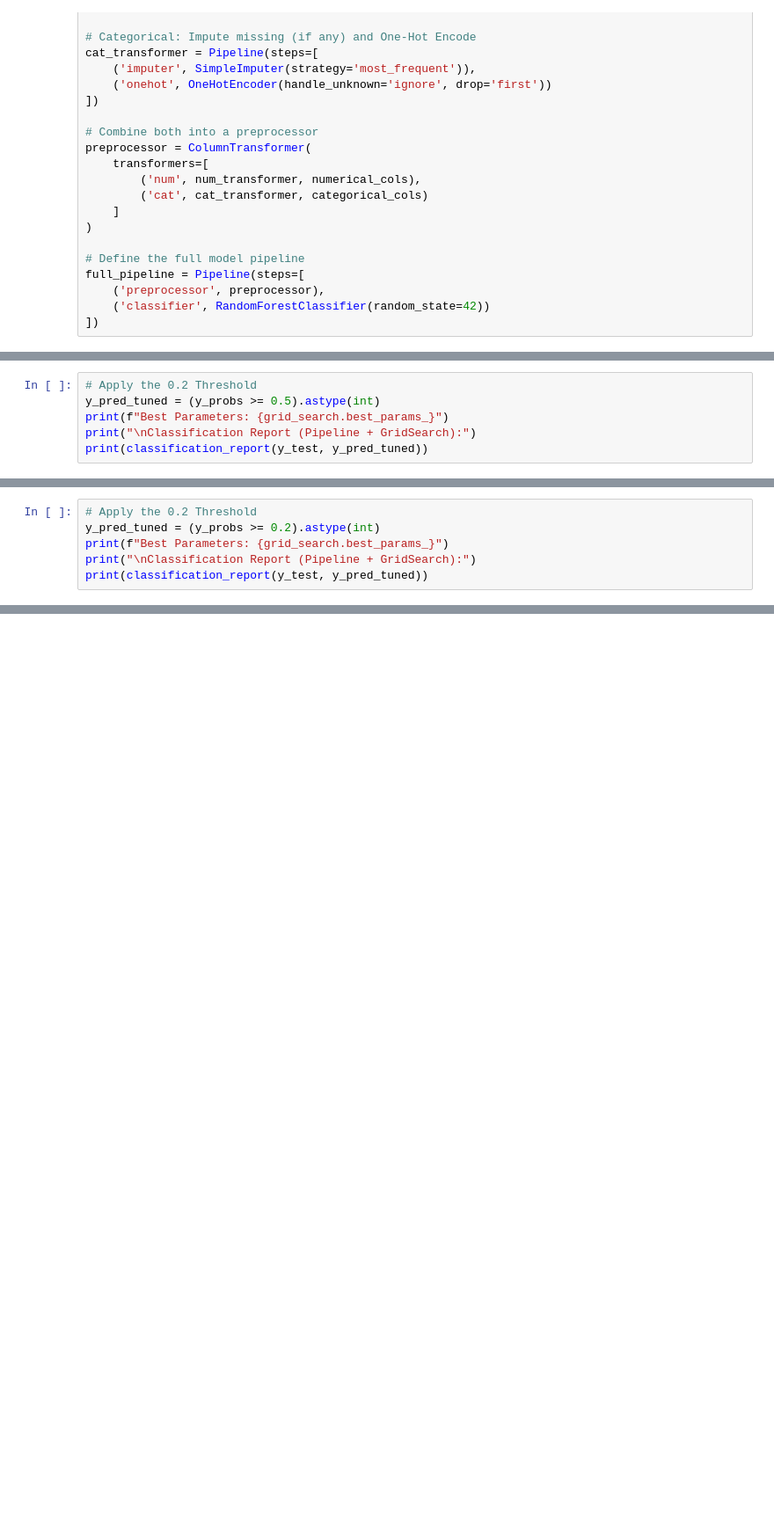
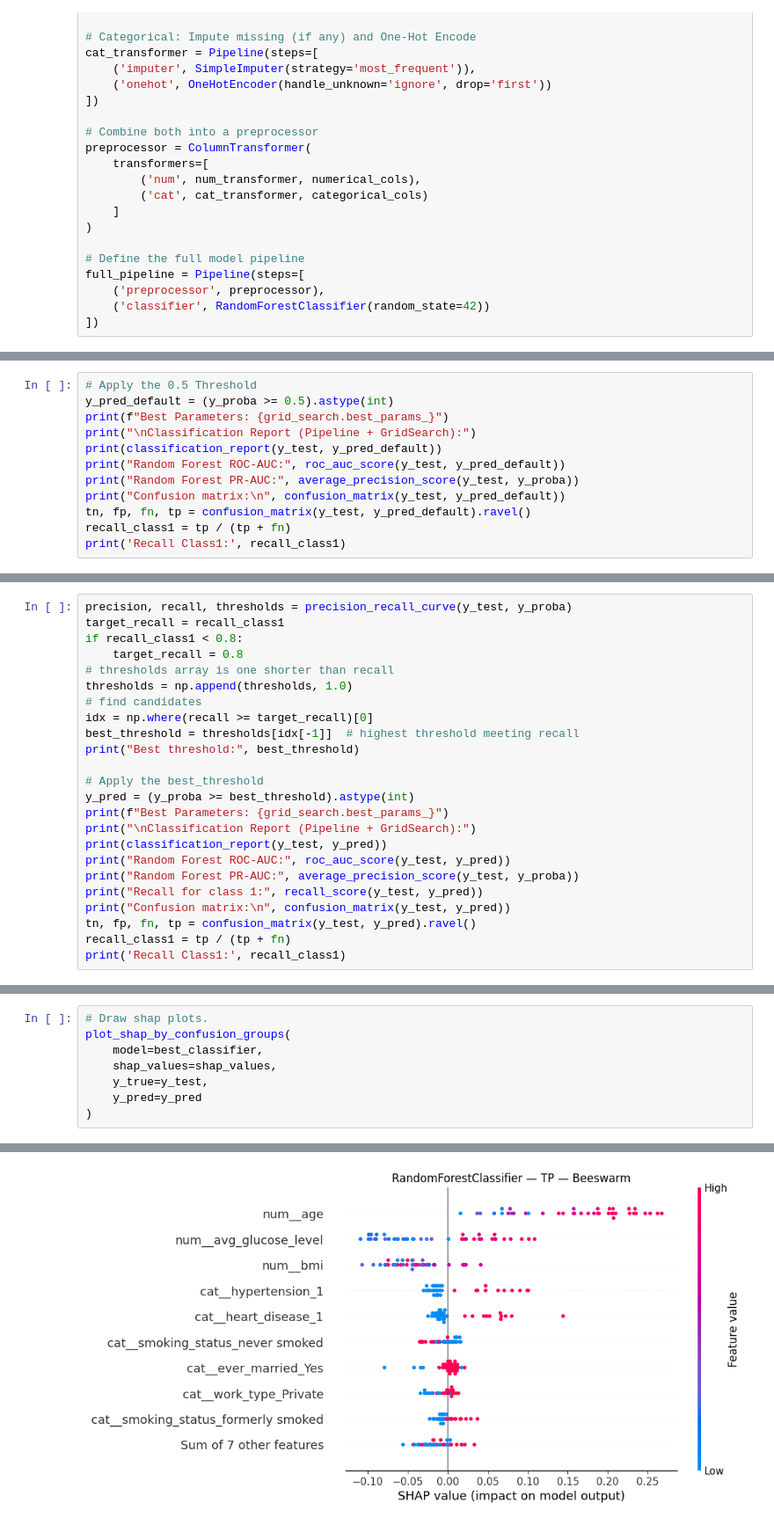
Before and after one commit to adnt01/stroke_factors_analysis, a Jupyter notebook: notebooks/random_forest_classification.ipynb, the cells around one changed output, grey strips where cells are left out. Shown at 88% size. Saved outputs shown, nothing was run; the diff lists cells and outputs as text; blank space fills up the shorter version.

```diff
--- a/notebooks/random_forest_classification.ipynb
+++ b/notebooks/random_forest_classification.ipynb
@@ -155,7 +148,13 @@ Pipeline(steps=[('preprocessor',
 # %%
-# Apply the 0.2 Threshold
-y_pred_tuned = (y_probs >= 0.5).astype(int)
+# Apply the 0.5 Threshold
+y_pred_default = (y_proba >= 0.5).astype(int)
 print(f"Best Parameters: {grid_search.best_params_}")
 print("\nClassification Report (Pipeline + GridSearch):")
-print(classification_report(y_test, y_pred_tuned))
+print(classification_report(y_test, y_pred_default))
+print("Random Forest ROC-AUC:", roc_auc_score(y_test, y_pred_default))
+print("Random Forest PR-AUC:", average_precision_score(y_test, y_proba))
+print("Confusion matrix:\n", confusion_matrix(y_test, y_pred_default))
+tn, fp, fn, tp = confusion_matrix(y_test, y_pred_default).ravel()
+recall_class1 = tp / (tp + fn)
+print('Recall Class1:', recall_class1)
 # %% [output]
@@ -178,7 +184,25 @@ Recall, also known as sensitivity, focuses on finding all the true positives. In
 # %%
-# Apply the 0.2 Threshold
-y_pred_tuned = (y_probs >= 0.2).astype(int)
+precision, recall, thresholds = precision_recall_curve(y_test, y_proba)
+target_recall = recall_class1
+if recall_class1 < 0.8:
+    target_recall = 0.8
+# thresholds array is one shorter than recall
+thresholds = np.append(thresholds, 1.0)
+# find candidates
+idx = np.where(recall >= target_recall)[0]
+best_threshold = thresholds[idx[-1]]  # highest threshold meeting recall
+print("Best threshold:", best_threshold)
+
+# Apply the best_threshold
+y_pred = (y_proba >= best_threshold).astype(int)
 print(f"Best Parameters: {grid_search.best_params_}")
 print("\nClassification Report (Pipeline + GridSearch):")
-print(classification_report(y_test, y_pred_tuned))
+print(classification_report(y_test, y_pred))
+print("Random Forest ROC-AUC:", roc_auc_score(y_test, y_pred))
+print("Random Forest PR-AUC:", average_precision_score(y_test, y_proba))
+print("Recall for class 1:", recall_score(y_test, y_pred))
+print("Confusion matrix:\n", confusion_matrix(y_test, y_pred))
+tn, fp, fn, tp = confusion_matrix(y_test, y_pred).ravel()
+recall_class1 = tp / (tp + fn)
+print('Recall Class1:', recall_class1)
 # %% [output]
@@ -358,0 +316,9 @@ for i in range(num_classes):
+# %%
+# Draw shap plots.
+plot_shap_by_confusion_groups(
+    model=best_classifier,
+    shap_values=shap_values,
+    y_true=y_test,
+    y_pred=y_pred
+)
+# %% [output]
@@ -358,0 +332 @@ for i in range(num_classes):
+[figure, added]
```
Also changed, not shown: parts of 36 cells of this notebook, 33 other files.
